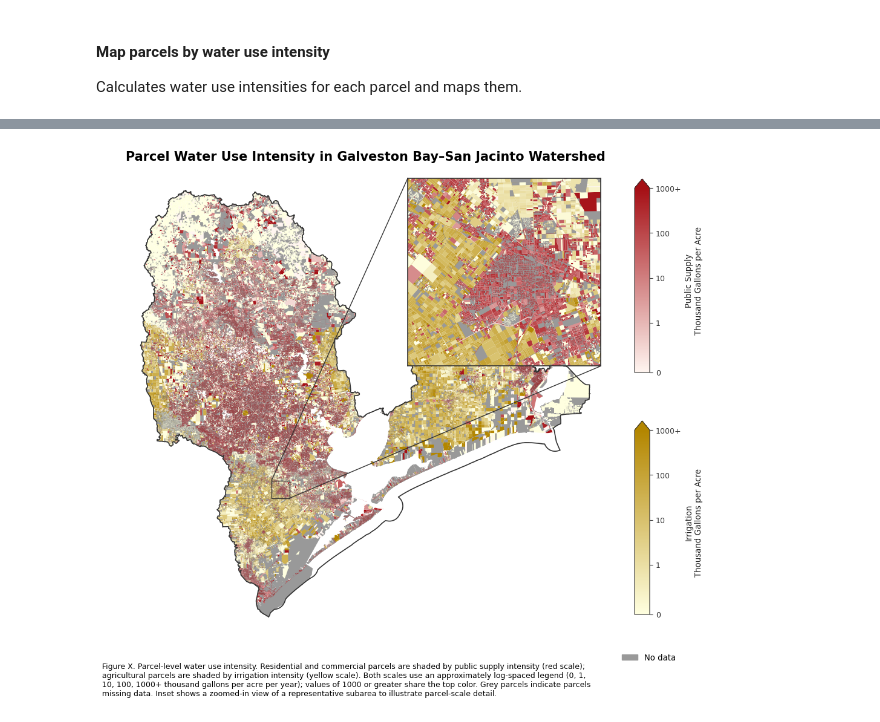
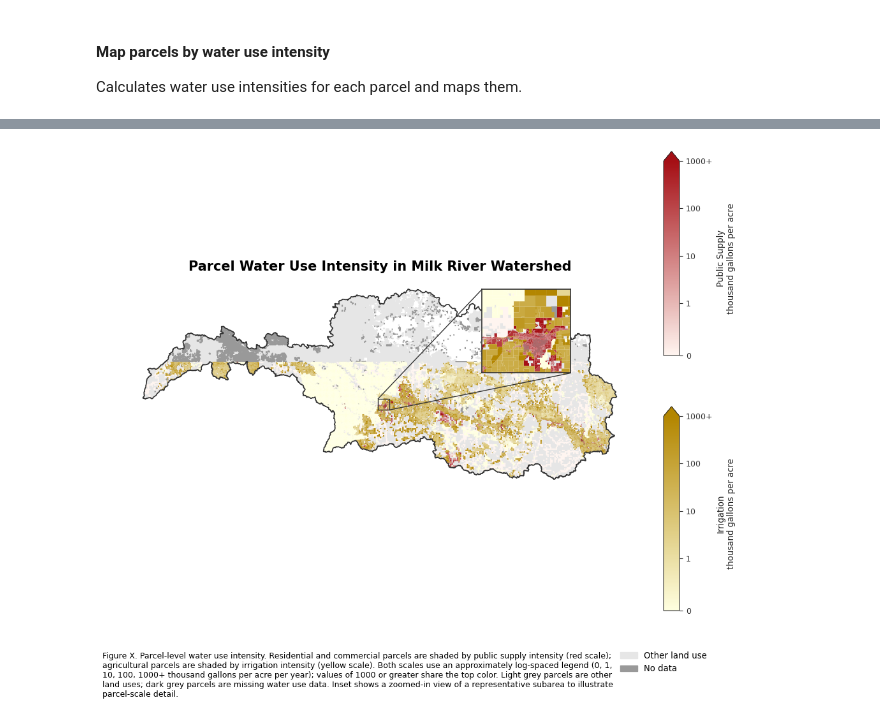
Before and after one commit to CIROH-UVM/social-water-use-abm-analysis, a Jupyter notebook: fig_map_parcel_intensities.ipynb, the cells around one changed output, grey strips where cells are left out. Drawn from its saved outputs; the diff is of its cells as text; code cells hidden in the pictures.

Commit message:
add intensity map with all 3 watersheds

```diff
--- a/fig_map_parcel_intensities.ipynb
+++ b/fig_map_parcel_intensities.ipynb
@@ -185,16 +140,16 @@ LCRR_intensitities
 ##### --------- MAP MILK PARCEL WATER USE INTENSITY ----------
 
 # set figure to plot
-parcels = GBSJ_parcels.copy() # GBSJ_parcels, LCRR_parcels, MILK_parcels
-basin = GBSJ_basin.copy() # GBSJ_basin, LCRR_basin, MILK_basin
-watershed = 'Galveston Bay–San Jacinto' # Galveston Bay–San Jacinto, Lake Champlain–Richelieu River, or Milk River
-watershed_code = 'GBSJ' #GBSJ, LCRR, or MILK
+parcels = MILK_parcels.copy() # GBSJ_parcels, LCRR_parcels, MILK_parcels
+basin = MILK_basin.copy() # GBSJ_basin, LCRR_basin, MILK_basin
+watershed = 'Milk River' # Galveston Bay–San Jacinto, Lake Champlain–Richelieu River, or Milk River
+watershed_code = 'MILK' #GBSJ, LCRR, or MILK
 
 # set b_box
 # GBSJ = (-95.30603,29.38080,-95.21200,29.46013)
 # LCRR = (-73.12375,44.45686,-73.03424,44.52832)
 # MILK = (-109.78792,48.50831,-109.60905,48.61946)
-bbox_wgs84 = box(-95.30603,29.38080,-95.21200,29.46013)
+bbox_wgs84 = box(-109.78792,48.50831,-109.60905,48.61946)
 
 ### ------ SET STYLE -----
 
@@ -211,20 +166,40 @@ plt.rcParams.update({
     'axes.spines.right': False,
 })
 
-MISSING_COLOR = '#e6e6e6'
-MISSING_EDGE = '#999999'
+OTHER_COLOR = '#e6e6e6'   # light grey, for parcel_type == 'other' with both water-use values missing
+NO_DATA_COLOR = '#999999' # dark grey, for parcel_type missing with both water-use values missing
 
 ### ----- CLASSIFY PARCELS -----
+
 is_res_com = parcels['parcel_type'].isin(['residential', 'commercial'])
 is_ag = parcels['parcel_type'] == 'agricultural'
 
+both_missing = (
+    parcels['public_supply_kgal_per_year_per_acre_built_up'].isna()
+    & parcels['irrigation_kgal_per_year_per_acre_ag_land'].isna()
+)
+
+# 1) light grey: parcel_type == 'other' AND both water-use fields missing
+mask_other = (parcels['parcel_type'] == 'other') & both_missing
+
+# 2) dark grey: parcel_type missing AND both water-use fields missing
+mask_no_data = parcels['parcel_type'].isna() & both_missing
+
+# 3) colored groups
 mask_supply = is_res_com & parcels['public_supply_kgal_per_year_per_acre_built_up'].notna()
 mask_irrigation = is_ag & parcels['irrigation_kgal_per_year_per_acre_ag_land'].notna()
-mask_missing = ~(mask_supply | mask_irrigation)  # covers missing parcel_type or missing relevant value
 
+# catch-all: anything not already classified (e.g. residential/commercial/agricultural
+# parcels missing their relevant field, or 'other'/missing-type parcels where only one
+# of the two fields is missing) — fold into "no data" so nothing is silently dropped
+mask_classified = mask_other | mask_no_data | mask_supply | mask_irrigation
+mask_uncaught = ~mask_classified
+mask_no_data = mask_no_data | mask_uncaught
+
+parcels_other = parcels[mask_other].copy()
+parcels_no_data = parcels[mask_no_data].copy()
 parcels_supply = parcels[mask_supply].copy()
 parcels_irrigation = parcels[mask_irrigation].copy()
-parcels_missing = parcels[mask_missing].copy()
 
 # clip at 1000 so anything >=1000 shares the top color
 parcels_supply['plot_val'] = parcels_supply['public_supply_kgal_per_year_per_acre_built_up'].clip(lower=0, upper=1000)
@@ -243,8 +218,12 @@ norm = SymLogNorm(linthresh=1, linscale=1, vmin=0, vmax=1000, base=10)
 fig, ax = plt.subplots(figsize=(10, 10))
 
 ### Plot parcels, by group
-parcels_missing.plot(
-    ax=ax, color=MISSING_EDGE, edgecolor=MISSING_EDGE,
+parcels_other.plot(
+    ax=ax, color=OTHER_COLOR, edgecolor=OTHER_COLOR,
+    linewidth=0.6, zorder=1
+)
+parcels_no_data.plot(
+    ax=ax, color=NO_DATA_COLOR, edgecolor=NO_DATA_COLOR,
     linewidth=0.6, zorder=1
 )
 parcels_supply.plot(
@@ -278,8 +257,12 @@ axins = inset_axes(
     borderpad=1,
 )
 
-parcels_missing.plot(
-    ax=axins, color=MISSING_EDGE, edgecolor=MISSING_EDGE,
+parcels_other.plot(
+    ax=axins, color=OTHER_COLOR, edgecolor=OTHER_COLOR,
+    linewidth=0.8, zorder=1
+)
+parcels_no_data.plot(
+    ax=axins, color=NO_DATA_COLOR, edgecolor=NO_DATA_COLOR,
     linewidth=0.8, zorder=1
 )
 parcels_supply.plot(
@@ -322,40 +305,42 @@ sm_supply.set_array([])
 cb_supply = fig.colorbar(sm_supply, cax=cax_supply, extend='max')
 cb_supply.set_ticks(tick_vals)
 cb_supply.set_ticklabels(tick_labels)
-cb_supply.set_label('Public Supply\nThousand Gallons per Acre', fontsize=9.5)
+cb_supply.set_label('Public Supply\nthousand gallons per acre', fontsize=9.5)
 cb_supply.ax.tick_params(labelsize=9)
 
 cax_irrigation = fig.add_axes([0.90, 0.15, 0.025, 0.32])
 sm_irrigation = ScalarMappable(norm=norm, cmap=yellows_cmap)
 sm_irrigation.set_array([])
 cb_irrigation = fig.colorbar(sm_irrigation, cax=cax_irrigation, extend='max')
 cb_irrigation.set_ticks(tick_vals)
 cb_irrigation.set_ticklabels(tick_labels)
-cb_irrigation.set_label('Irrigation\nThousand Gallons per Acre', fontsize=9.5)
+cb_irrigation.set_label('Irrigation\nthousand gallons per acre', fontsize=9.5)
 cb_irrigation.ax.tick_params(labelsize=9)
 
-### ----- NO DATA LEGEND -----
+### ----- OTHER / NO DATA LEGEND -----
 
-no_data_patch = Patch(facecolor=MISSING_EDGE, edgecolor=MISSING_EDGE, label='No data')
+other_patch = Patch(facecolor=OTHER_COLOR, edgecolor=OTHER_COLOR, label='Other land use')
+no_data_patch = Patch(facecolor=NO_DATA_COLOR, edgecolor=NO_DATA_COLOR, label='No data')
 fig.legend(
-    handles=[no_data_patch],
+    handles=[other_patch, no_data_patch],
     loc='lower right',
-    bbox_to_anchor=(0.98, 0.06),
+    bbox_to_anchor=(0.98, 0.04),
     frameon=False,
     fontsize=9.5,
 )
 
 ### ----- CAPTION -----
 caption_text = (
     "Figure X. Parcel-level water use intensity. Residential and commercial parcels are shaded by public supply intensity (red scale);\n"
     "agricultural parcels are shaded by irrigation intensity (yellow scale). Both scales use an approximately log-spaced legend (0, 1,\n"
-    "10, 100, 1000+ thousand gallons per acre per year); values of 1000 or greater share the top color. Grey parcels indicate parcels \n"
-    "missing data. Inset shows a zoomed-in view of a representative subarea to illustrate parcel-scale detail."
+    "10, 100, 1000+ thousand gallons per acre per year); values of 1000 or greater share the top color. Light grey parcels are other\n"
+    "land uses; dark grey parcels are missing water use data. Inset shows a zoomed-in view of a representative subarea to illustrate\n"
+    "parcel-scale detail."
 )
 fig.text(0.02, 0.012, caption_text, ha='left', va='bottom', fontsize=9, wrap=True)
 fig.tight_layout(rect=[0.03, 0.06, 0.88, 0.95])
 
 plt.savefig(out_dir / f"{watershed_code}_parcel_water_intensity_map.png", dpi=300, bbox_inches="tight")
 plt.show()
 # %% [output]
-[figure, old version]
+[figure, new version]
```
Also changed, not shown: parts of 6 cells of this notebook.
